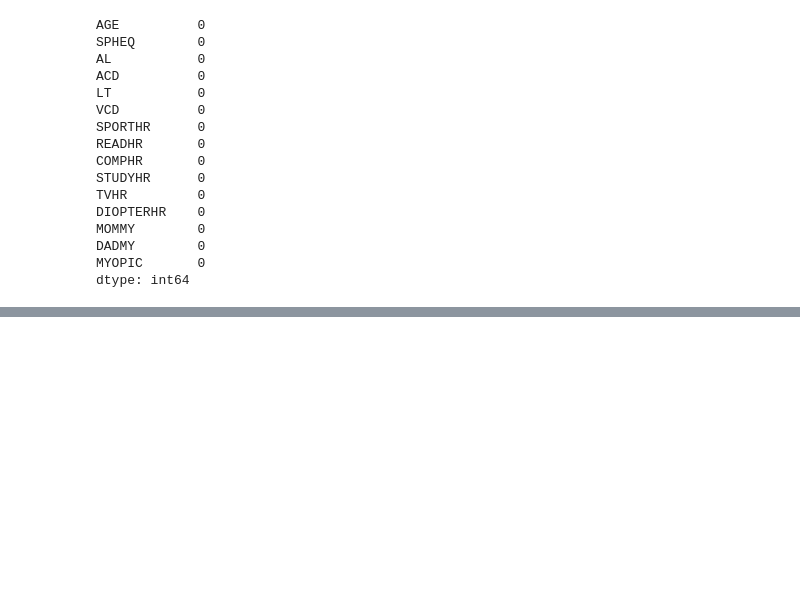
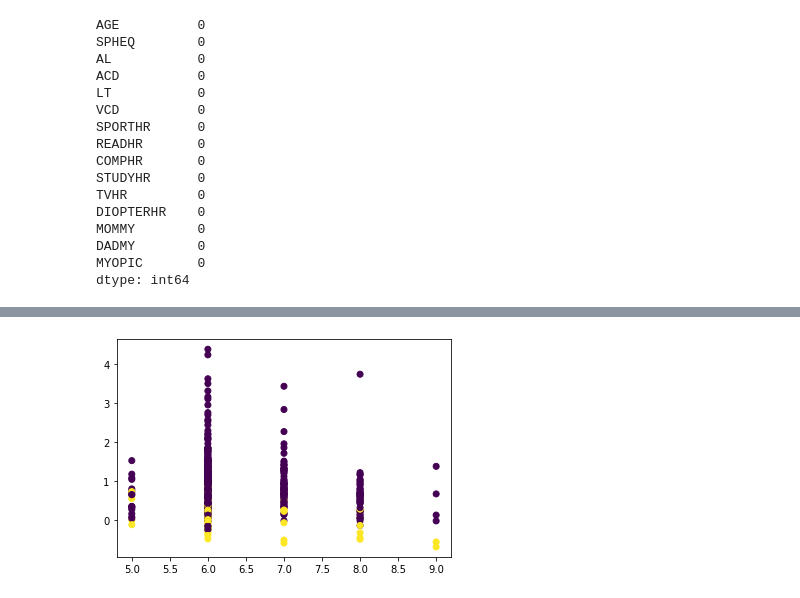
Before and after one commit to Master-Leo/Unsupervised-Machine-Learning-Challenge, a Jupyter notebook: myopia.ipynb, the cells around one changed output, grey strips where cells are left out. Cells and saved outputs as stored; diff of their text form; code cells hidden in the pictures; blank space fills up the shorter version.

```diff
--- a/myopia.ipynb
+++ b/myopia.ipynb
@@ -77,0 +165,5 @@ y = df['MYOPIC']
+# %%
+plt.scatter(df['AGE'], df['SPHEQ'], c=y)
+plt.show()
+# %% [output]
+[figure, added]
```
Also changed, not shown: parts of 15 cells of this notebook.
